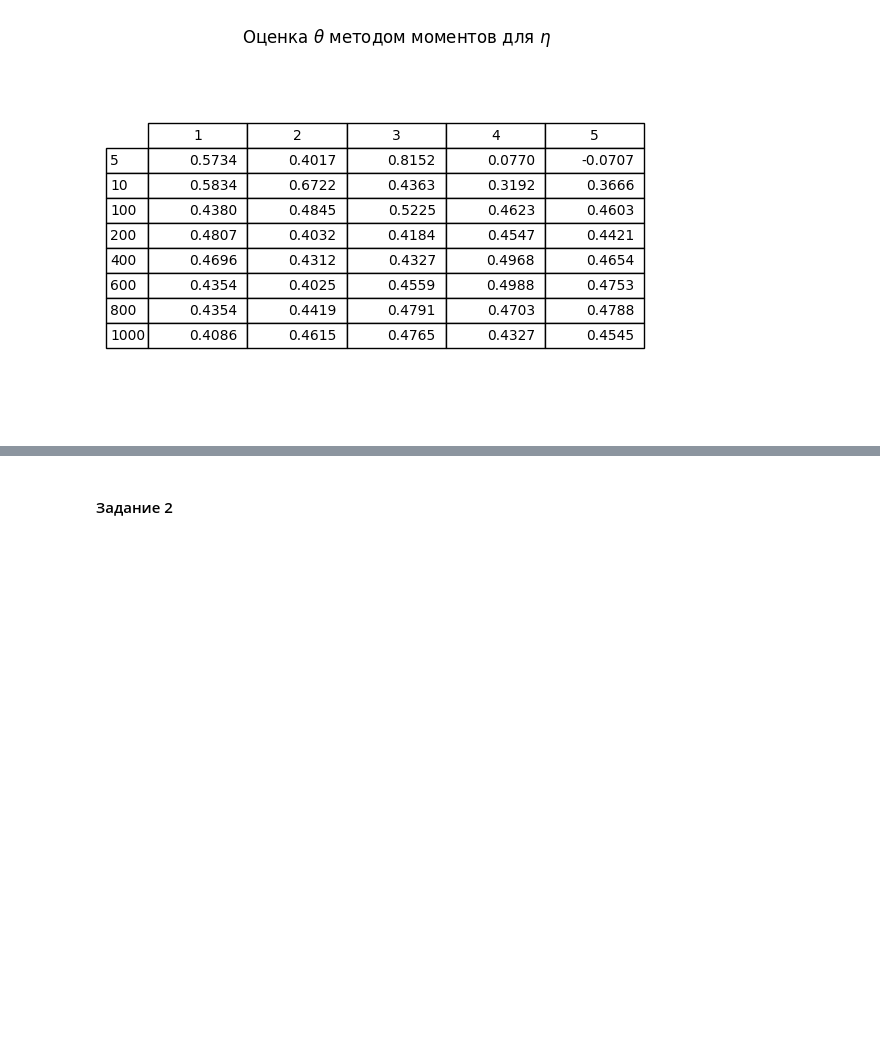
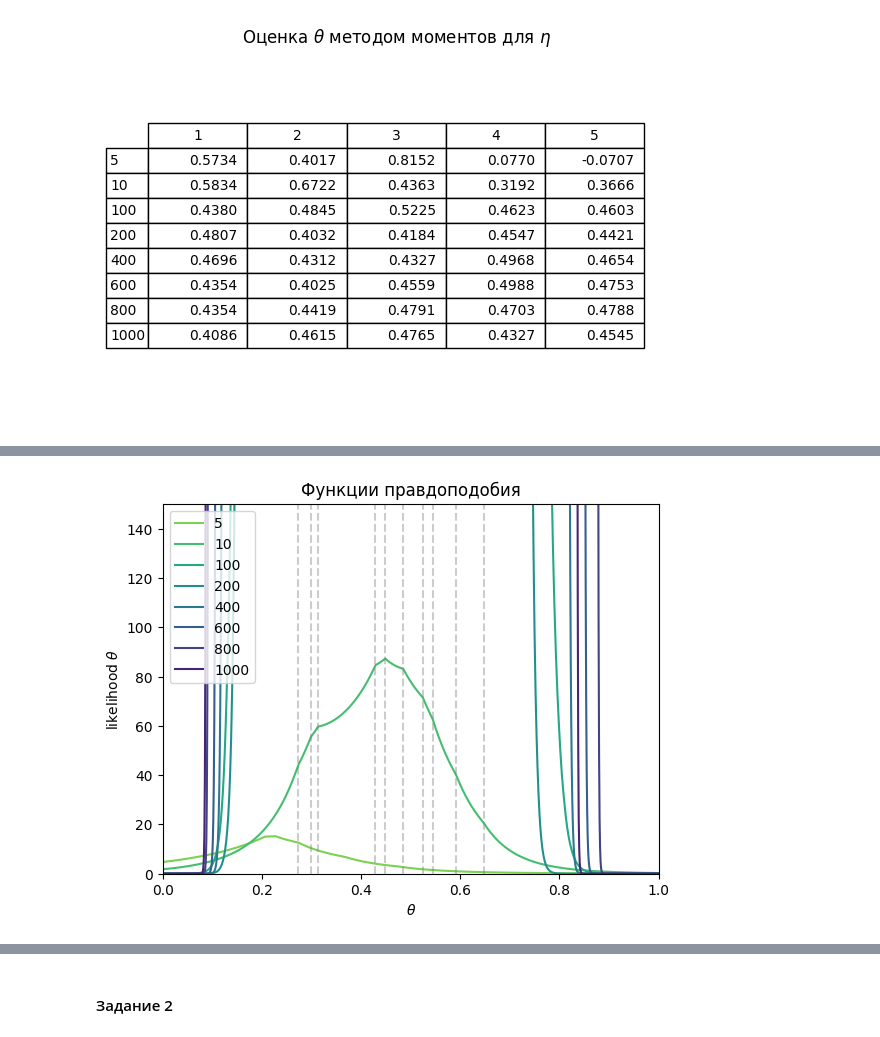
Before and after one commit to TimothyTur/skb201tur-ms-hws, a Jupyter notebook: СКБ201 Тур.ipynb, the cells around one changed output, grey strips where cells are left out. Saved outputs shown, nothing was run; the diff lists cells and outputs as text; code cells hidden in the pictures; blank space fills up the shorter version.

```diff
--- a/СКБ201 Тур.ipynb
+++ b/СКБ201 Тур.ipynb
@@ -966,0 +973,11 @@ plt.title('Оценка $\\theta$ методом максимального пр
+# %%
+for i in range(8):
+    plt.plot(np.linspace(0,1,1000), likelihood_eta[i][4], color = colors[i])
+for xc in sample_eta[1][4]:
+    plt.axvline(x=xc, ls='--', c='#808080', alpha=0.4)
+plt.gca().set(xmargin = 0, ymargin = 0, xlabel = '$\\theta$',
+              ylabel = 'likelihood $\\theta$', title = 'Функции правдоподобия')
+plt.legend(n, loc='upper left')
+plt.ylim([0, 150]);
+# %% [output]
+[figure, added]
```
Also changed, not shown: parts of 11 cells of this notebook, 1 other file.
